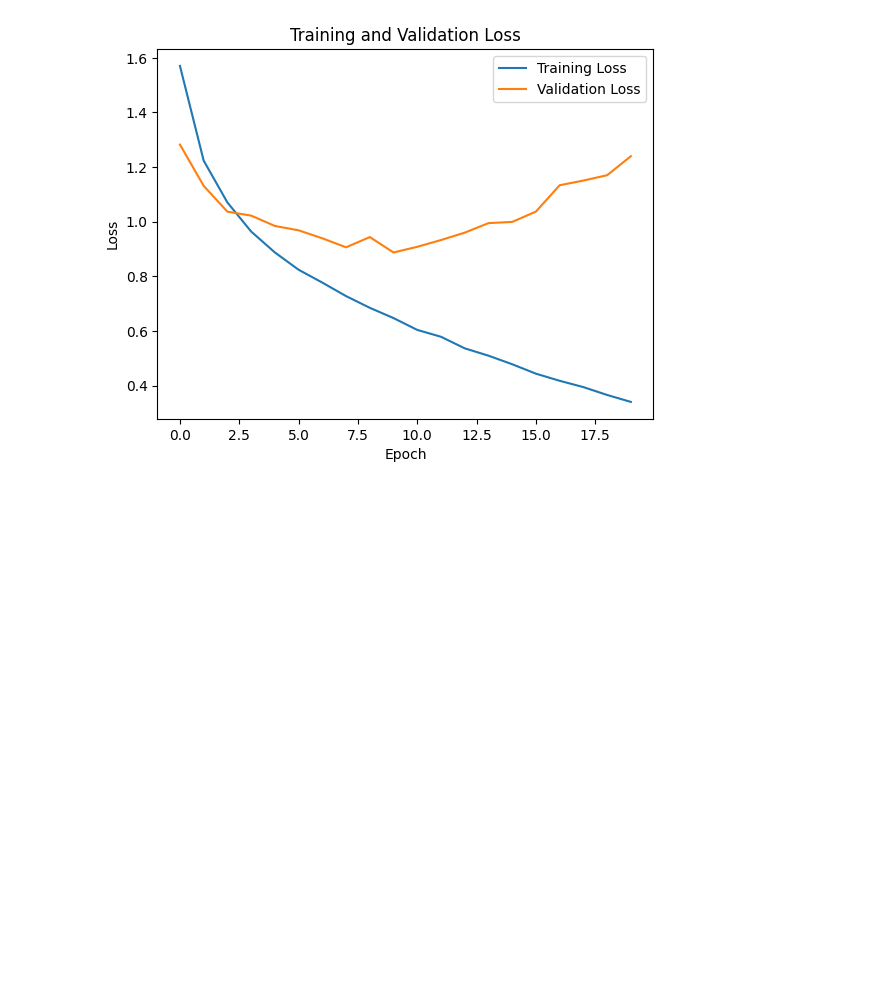
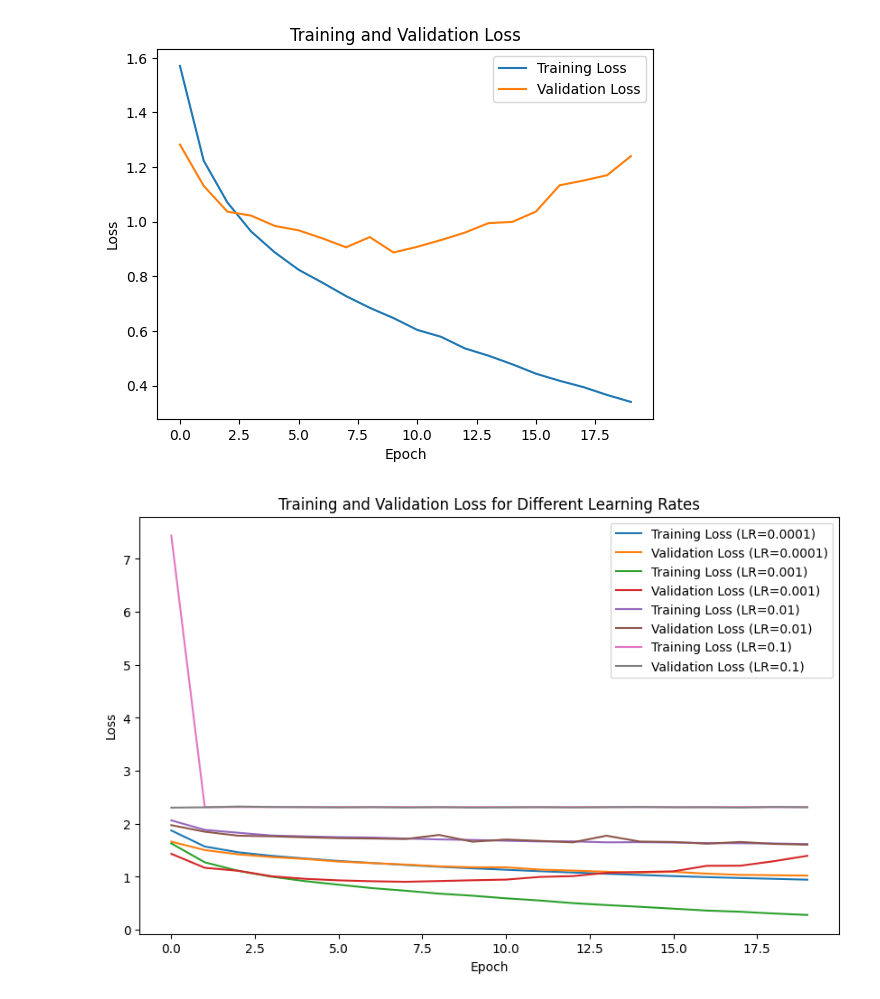
Before and after one commit to thej20d/VS-NEW, a Jupyter notebook: Assignment/Assignment 03/Assignment 03.ipynb, the cells around one changed output. Drawn from its saved outputs; the diff is of its cells as text; code cells hidden in the pictures; blank space fills up the shorter version.

```diff
--- a/Assignment/Assignment 03/Assignment 03.ipynb
+++ b/Assignment/Assignment 03/Assignment 03.ipynb
@@ -132,3 +132,45 @@ plt.legend()
 plt.show()
 # %% [output]
 [figure]
+# %%
+import tensorflow as tf
+from tensorflow import keras
+from tensorflow.keras import datasets, layers, models
+import numpy as np
+from sklearn.metrics import accuracy_score, confusion_matrix, precision_score, recall_score
+import matplotlib.pyplot as plt
+
+
+# Define learning rates
+learning_rates = [0.0001, 0.001, 0.01, 0.1]
+
+# Loop over each learning rate
+for lr in learning_rates:
+    # Build the CNN model
+    model = models.Sequential()
+    model.add(layers.Conv2D(32, (3,3), activation='relu', input_shape=(32,32,3)))
+    model.add(layers.MaxPool2D((2,2)))
+    model.add(layers.Conv2D(64, (3,3), activation='relu'))
+    model.add(layers.MaxPool2D((2,2)))
+    model.add(layers.Conv2D(64, (3,3), activation='relu'))
+    model.add(layers.Flatten())
+    model.add(layers.Dense(64, activation='relu'))
+    model.add(layers.Dense(10))
+
+# Compile the model with the current learning rate
+    model.compile(optimizer=tf.keras.optimizers.Adam(lr), loss=tf.keras.losses.SparseCategoricalCrossentropy(from_logits=True), metrics=['accuracy'])
+
+ # Train the model
+    history = model.fit(x_train, y_train, epochs=20, validation_split=0.2, verbose=0)
+
+ # Plot training and validation loss
+plt.plot(history.history['loss'], label=f'Training Loss (LR={lr})')
+plt.plot(history.history['val_loss'], label=f'Validation Loss (LR={lr})')
+plt.figure(figsize=(10, 6))
+plt.xlabel('Epoch')
+plt.ylabel('Loss')
+plt.title('Training and Validation Loss for Different Learning Rates')
+plt.legend()
+plt.show()
+# %% [output]
+[figure, added]
```
Also changed, not shown: parts of 1 cell of this notebook.
